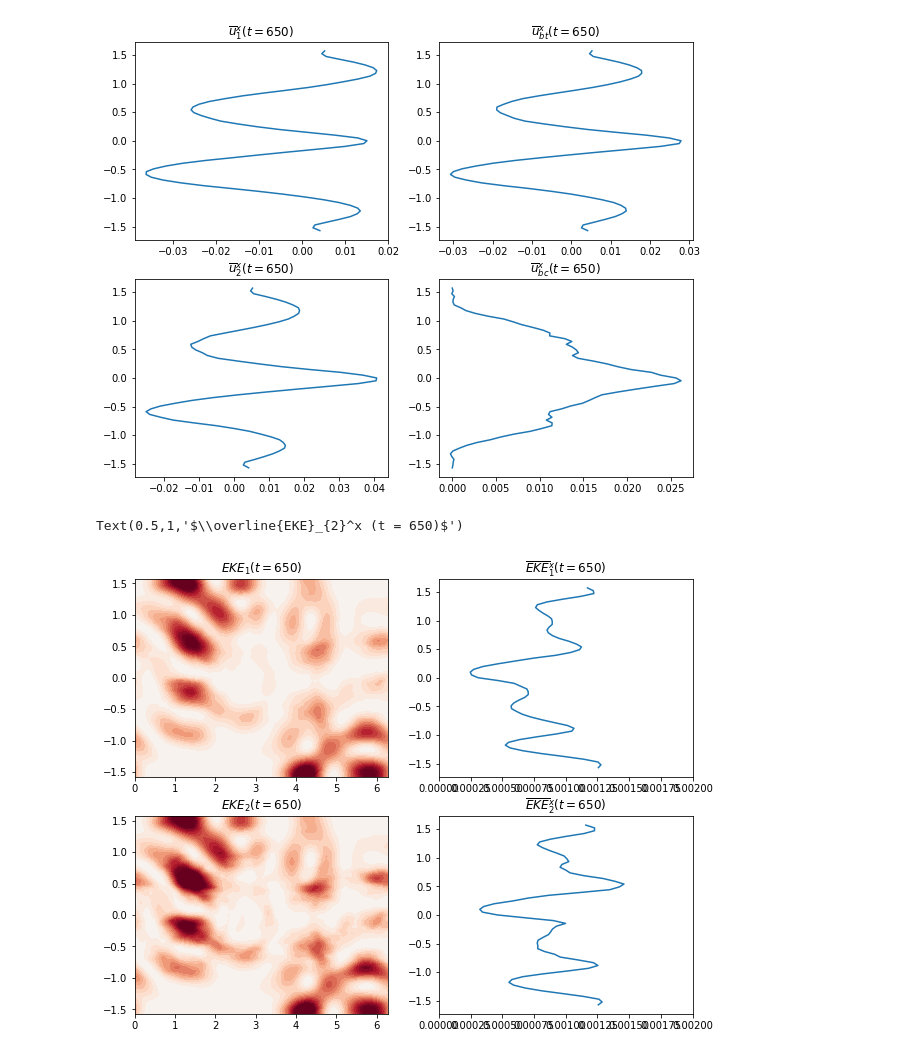
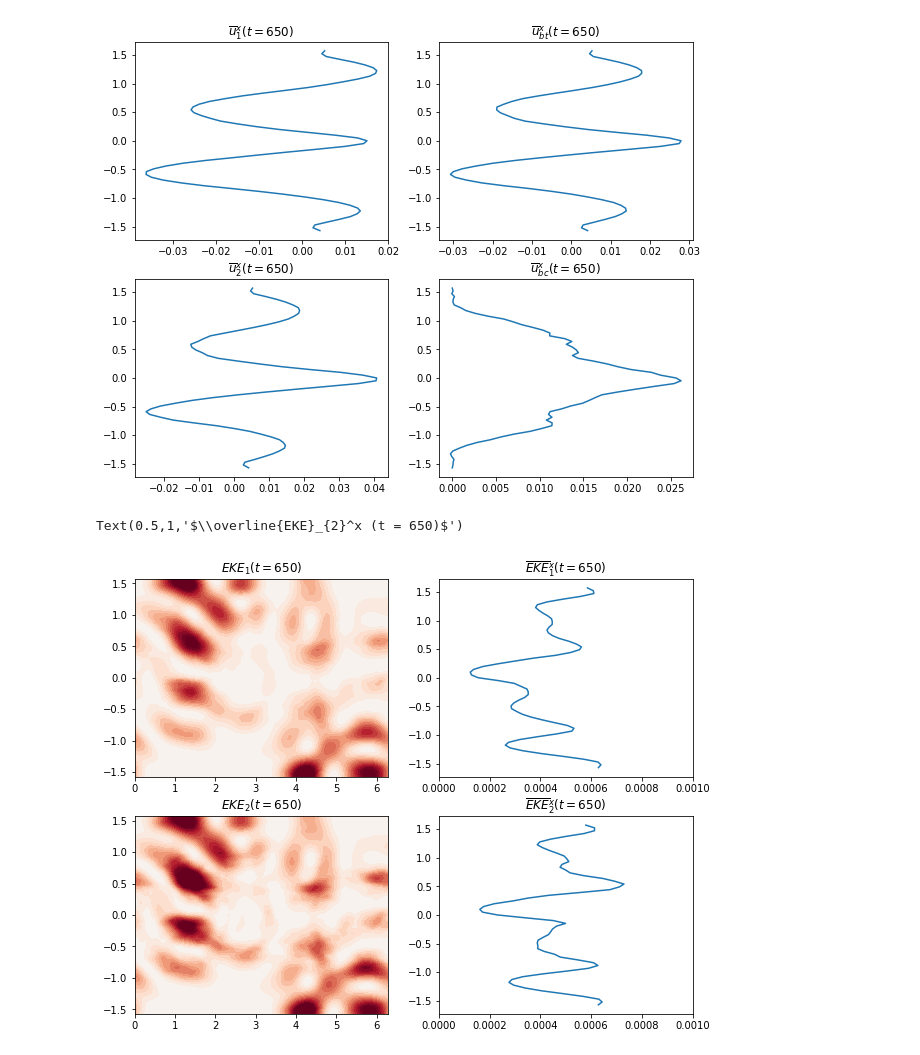
Before and after one commit to julianmak/pydra, a Jupyter notebook: wrapper/testing_zonal.ipynb, the cells around one changed output. Drawn from its saved outputs; the diff is of its cells as text; code cells hidden in the pictures.

```diff
--- a/wrapper/testing_zonal.ipynb
+++ b/wrapper/testing_zonal.ipynb
@@ -15,7 +15,7 @@ kt = 650
 #data_dir = "/home/julian/data/hydra_data/jet/nx128ny64hb0.50kd20.0bdpi0.8w0.50r001/"
 data_dir = "/home/mak/data/hydra_data/jet/nx128ny64hb0.50kd20.0bdpi0.8w0.50r001/"
 
-t_now, qq = read_qq(data_dir, parameters.nx, parameters.ny, kt)
+t_now, qq = read_qq(data_dir, parameters.nx, parameters.ny, kt, num_frame = True)
 
 # swap axis to have the indexing consistent with the Fortran code main_invert
 qq = np.swapaxes(qq, 0, 1)
@@ -106,38 +106,33 @@ Text(0.5,1,'$\\overline{u}_{bc}^x (t = 650)$')
 # %%
 # plot the eke
 
-u1_eddy = zonal_demean(uu[:, :, 0])
-u2_eddy = zonal_demean(uu[:, :, 1])
-v1_eddy = zonal_demean(vv[:, :, 0]) # don't really need to do it for v since v = d(psi)/dx
-v2_eddy = zonal_demean(vv[:, :, 1]) # so there is no mean
+eke_1 = zonal_eke(uu[:, :, 0], vv[:, :, 0])
+eke_2 = zonal_eke(uu[:, :, 1], vv[:, :, 1])
 
-eke_1 = u1_eddy ** 2 + v1_eddy ** 2
-eke_2 = u2_eddy ** 2 + v2_eddy ** 2
-
-lim_max = 0.004
+lim_max = 0.002
 level_vec = np.linspace(-lim_max, lim_max, 31)
 
 fig = plt.figure(figsize=(10, 8))
 
 ax1 = plt.subplot(2, 2, 1)
 plt.contourf(x_vec, y_vec, eke_1, level_vec,
              extend = "max", cmap = "RdBu_r")
 plt.title(r"$EKE_1 (t = %g)$" % t_now)
 
 ax3 = plt.subplot(2, 2, 3)
 plt.contourf(x_vec, y_vec, eke_2, level_vec,
              extend = "max", cmap = "RdBu_r")
 plt.title(r"$EKE_2 (t = %g)$" % t_now)
 
 ax2 = plt.subplot(2, 2, 2)
-plt.plot(np.mean(eke_1, axis = 1), y_vec)
+plt.plot(zonal_ave(eke_1), y_vec)
 plt.xlim([0, lim_max / 2])
 plt.title(r"$\overline{EKE}_{1}^x (t = %g)$" % t_now)
 
 ax4 = plt.subplot(2, 2, 4)
-plt.plot(np.mean(eke_2, axis = 1), y_vec)
+plt.plot(zonal_ave(eke_2), y_vec)
 plt.xlim([0, lim_max / 2])
 plt.title(r"$\overline{EKE}_{2}^x (t = %g)$" % t_now)
 # %% [output]
 Text(0.5,1,'$\\overline{EKE}_{2}^x (t = 650)$')
-[figure, old version]
+[figure, new version]
```
Also changed, not shown: parts of 3 cells of this notebook, 2 other files.
